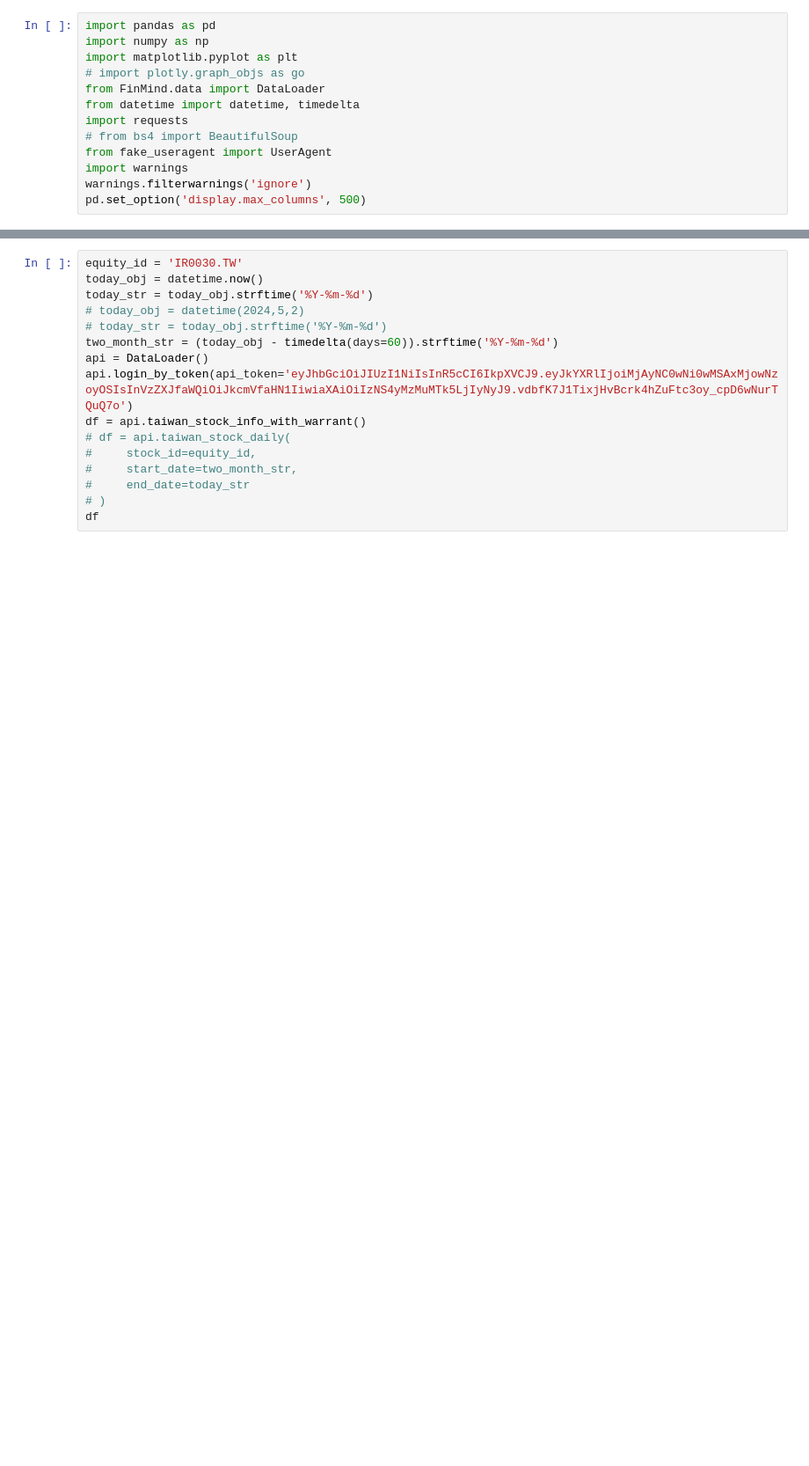
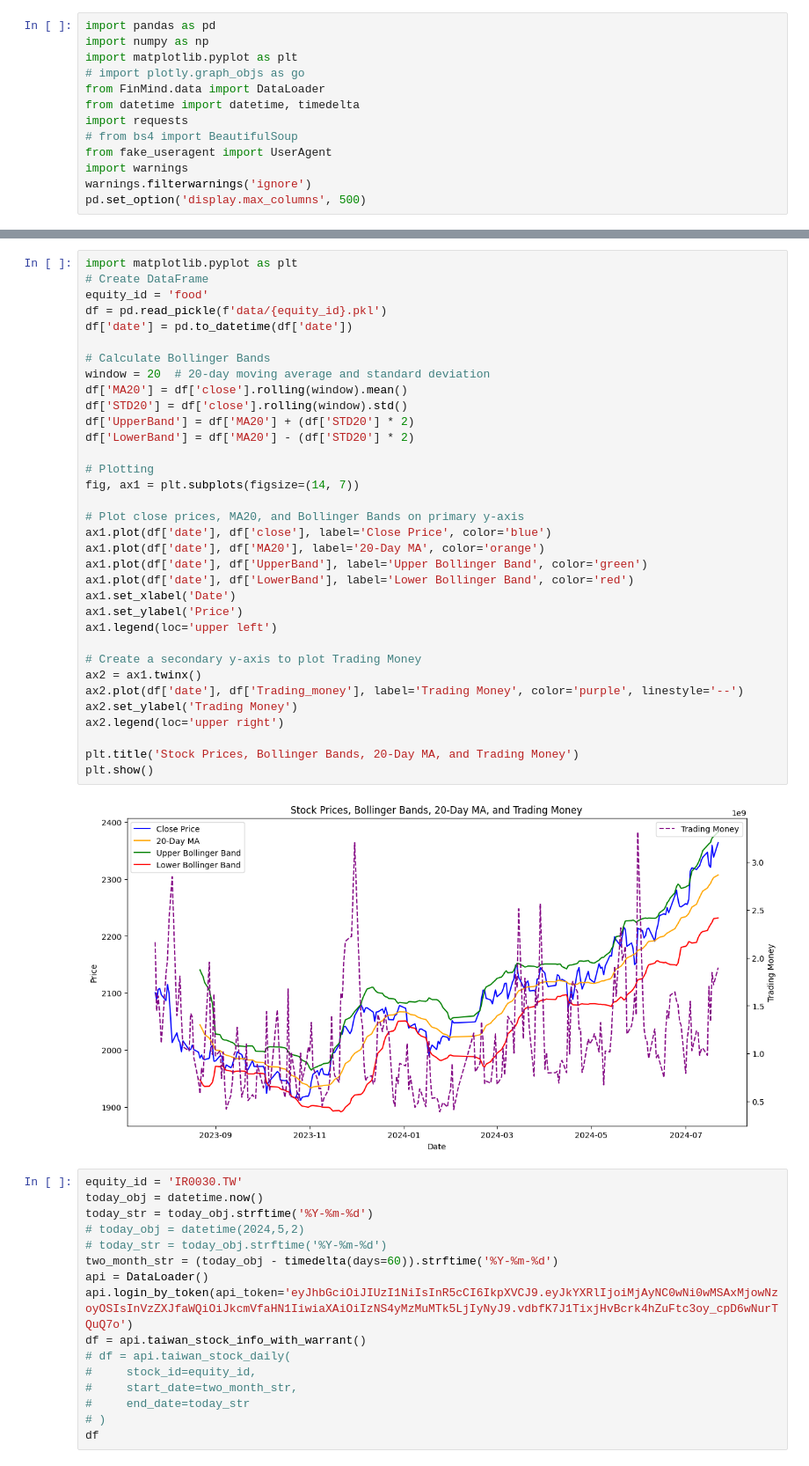
Before and after one commit to dreyhsu/TWSectorScreener, a Jupyter notebook: finmind_test.ipynb, the cells around one changed output, grey strips where cells are left out. Shown at 88% size. Drawn from its saved outputs; the diff is of its cells as text; blank space fills up the shorter version.

```diff
--- a/finmind_test.ipynb
+++ b/finmind_test.ipynb
@@ -49,3 +154,39 @@ df.tail()
+# %%
+import matplotlib.pyplot as plt
+# Create DataFrame
+equity_id = 'food'
+df = pd.read_pickle(f'data/{equity_id}.pkl')
+df['date'] = pd.to_datetime(df['date'])
+
+# Calculate Bollinger Bands
+window = 20  # 20-day moving average and standard deviation
+df['MA20'] = df['close'].rolling(window).mean()
+df['STD20'] = df['close'].rolling(window).std()
+df['UpperBand'] = df['MA20'] + (df['STD20'] * 2)
+df['LowerBand'] = df['MA20'] - (df['STD20'] * 2)
+
+# Plotting
+fig, ax1 = plt.subplots(figsize=(14, 7))
+
+# Plot close prices, MA20, and Bollinger Bands on primary y-axis
+ax1.plot(df['date'], df['close'], label='Close Price', color='blue')
+ax1.plot(df['date'], df['MA20'], label='20-Day MA', color='orange')
+ax1.plot(df['date'], df['UpperBand'], label='Upper Bollinger Band', color='green')
+ax1.plot(df['date'], df['LowerBand'], label='Lower Bollinger Band', color='red')
+ax1.set_xlabel('Date')
+ax1.set_ylabel('Price')
+ax1.legend(loc='upper left')
+
+# Create a secondary y-axis to plot Trading Money
+ax2 = ax1.twinx()
+ax2.plot(df['date'], df['Trading_money'], label='Trading Money', color='purple', linestyle='--')
+ax2.set_ylabel('Trading Money')
+ax2.legend(loc='upper right')
+
+plt.title('Stock Prices, Bollinger Bands, 20-Day MA, and Trading Money')
+plt.show()
+# %% [output]
+[figure, added]
 # %%
 equity_id = 'IR0030.TW'
 today_obj = datetime.now()
```
Also changed, not shown: parts of 10 cells of this notebook.
